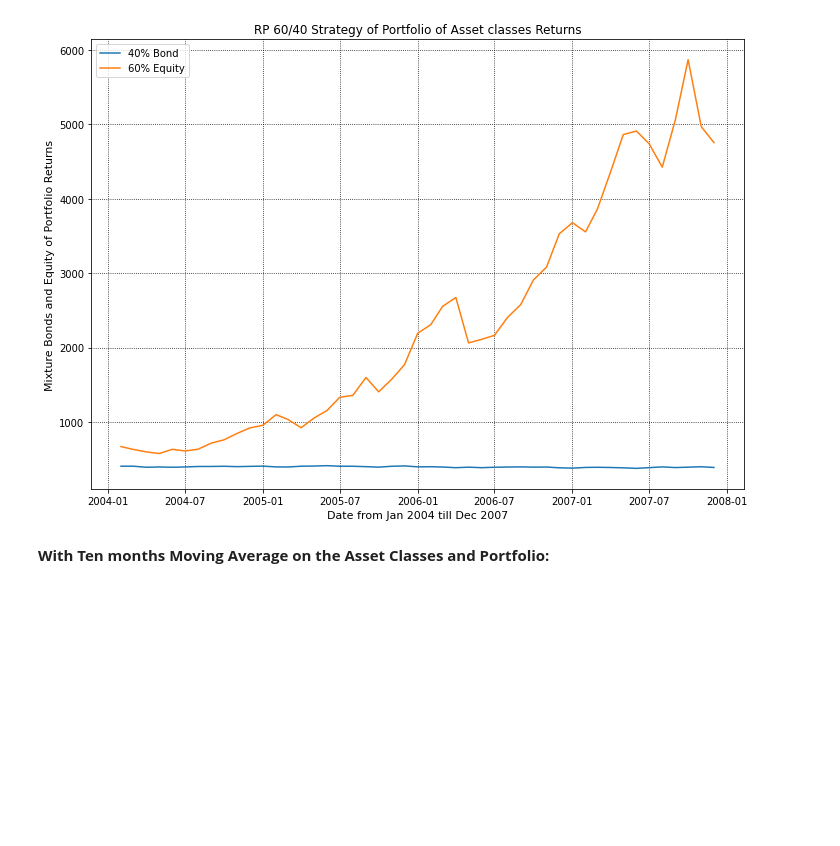
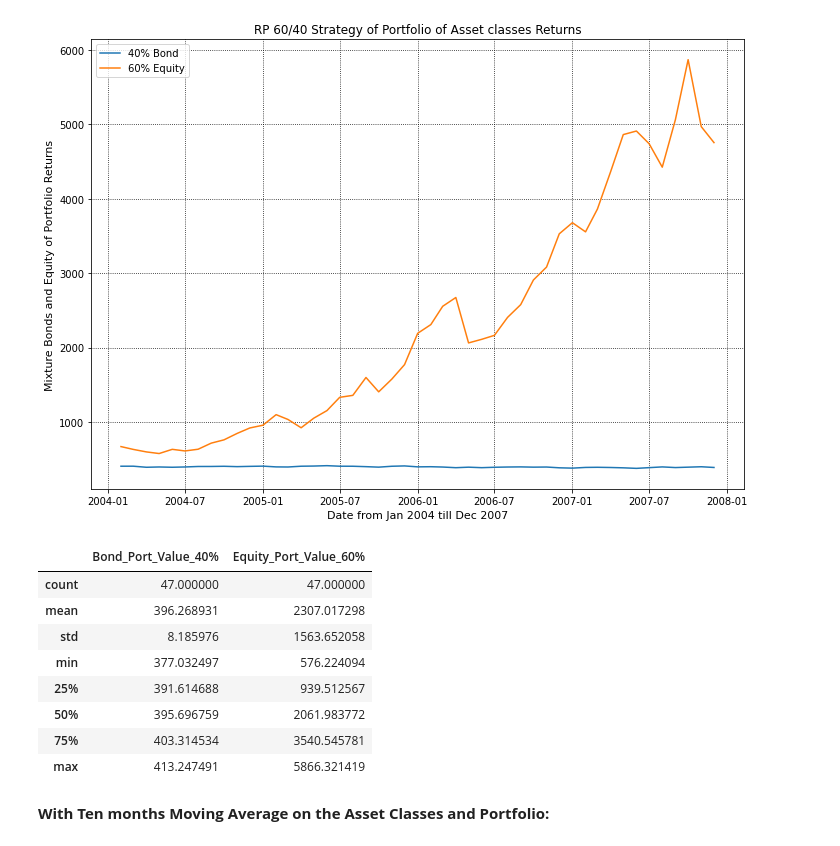
Before and after one commit to sherif603/Parity-Risk-Strategies, a Jupyter notebook: 2021_03_19_RP_2004_2007.ipynb, the cells around one changed output. Cells and saved outputs as stored; diff of their text form; code cells hidden in the pictures; blank space fills up the shorter version.

```diff
--- a/2021_03_19_RP_2004_2007.ipynb
+++ b/2021_03_19_RP_2004_2007.ipynb
@@ -2112,6 +2140,20 @@ plt.grid(True, color='k', linestyle=':')
 plt.legend(loc=2);
 # %% [output]
 [figure]
+# %%
+# Use pandas.DataFrame.describe() method to generate descriptive statistics,such as count, arithmetic mean, standard deviation
+# minimum value, maximum value, and percentile
+RP_60_40_Portfolio_2004_2007[['Bond_Port_Value_40%','Equity_Port_Value_60%']].describe()
+# %% [output]
+|  | Bond_Port_Value_40% | Equity_Port_Value_60% |
+| count | 47.000000 | 47.000000 |
+| mean | 396.268931 | 2307.017298 |
+| std | 8.185976 | 1563.652058 |
+| min | 377.032497 | 576.224094 |
+| 25% | 391.614688 | 939.512567 |
+| 50% | 395.696759 | 2061.983772 |
+| 75% | 403.314534 | 3540.545781 |
+| max | 413.247491 | 5866.321419 |
 # %% [markdown]
 **With Ten months Moving Average on the Asset Classes and Portfolio:**
 # %%
```
Also changed, not shown: parts of 14 cells of this notebook.
